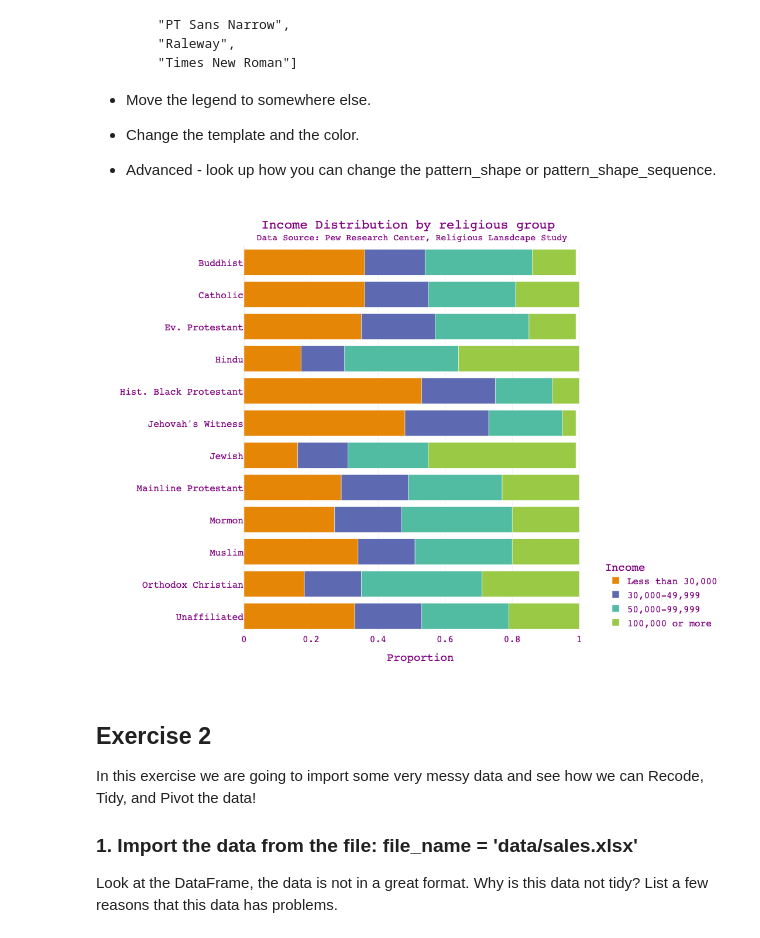
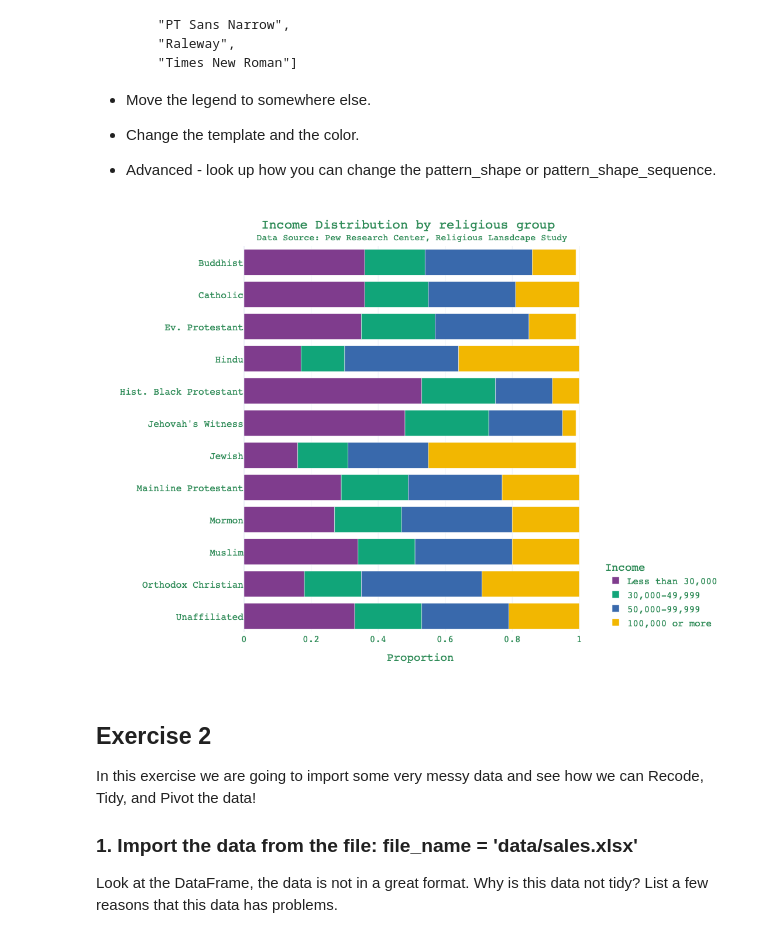
Before and after one commit to nortyroosa/Day9, a Jupyter notebook: Day9-HW.ipynb, the cells around one changed output. Saved outputs shown, nothing was run; the diff lists cells and outputs as text; code cells hidden in the pictures.

```diff
--- a/Day9-HW.ipynb
+++ b/Day9-HW.ipynb
@@ -211,29 +212,29 @@ Make your own version of the plot above. Here are some changes you should try:
 # %%
 # New Version
 
 fig = px.bar(DF_new,
              y='religion',
              x='proportion',
              color='income',
-             color_discrete_sequence=px.colors.qualitative.Vivid,
+             color_discrete_sequence=px.colors.qualitative.Bold,
              category_orders={'income' : ['Less than 30,000', '30,000-49,999', '50,000-99,999', '100,000 or more']})
 
 fig.update_layout(template="plotly_white",
                   title='Income Distribution by religious group <br><sup>Data Source: Pew Research Center, Religious Lansdcape Study</sup>',
                   title_x=0.5,
                   yaxis={'categoryorder': 'category descending'},
                   xaxis_title="Proportion",
                   yaxis_title="",
                   legend_title='Income',
                   legend={'orientation':"v",'yanchor':"bottom",'y':0, 'xanchor':"right",'x':3.05},
-                  font={'family':"Overpass, monospace",'size':16,'color':"purple"},
+                  font={'family':"Overpass, monospace",'size':16,'color':"seagreen"},
                   autosize=False,
                   width=1000,
                   height=800)
 
 fig.show()
 # %% [output]
-[figure, old version]
+[figure, new version]
 # %% [markdown]
 ## Exercise 2
 
```
Also changed, not shown: parts of 1 cell of this notebook.
